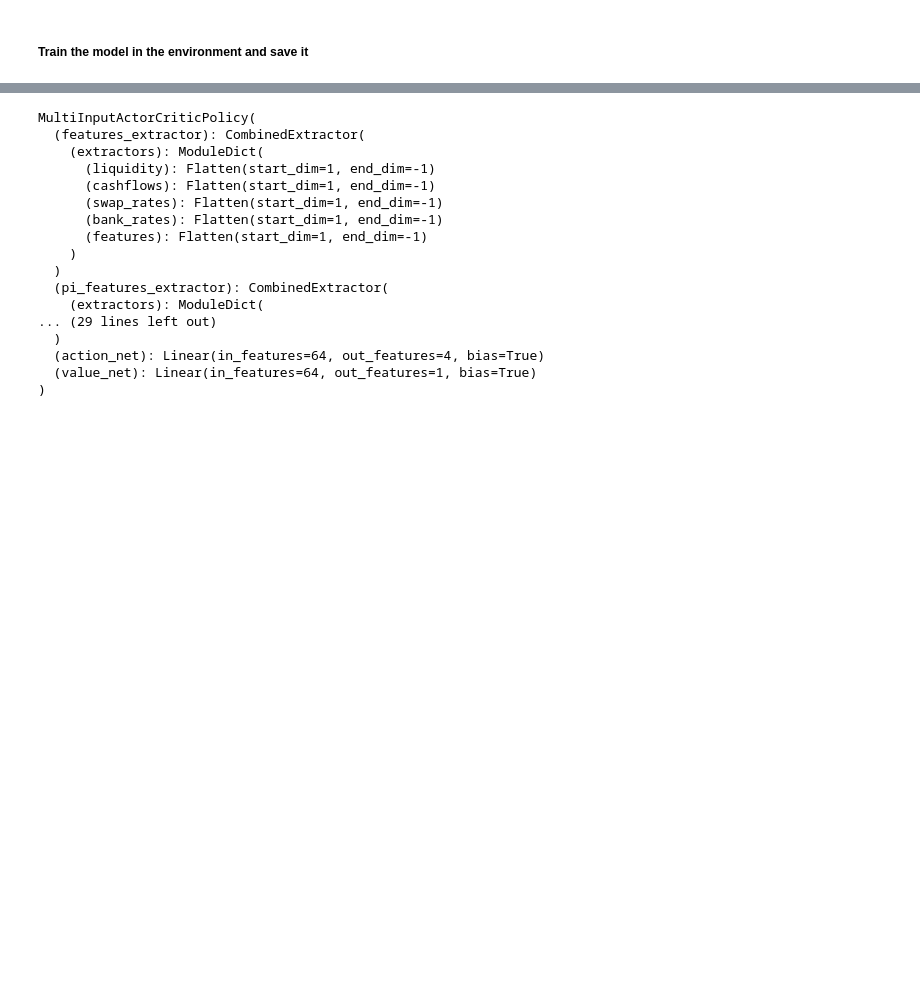
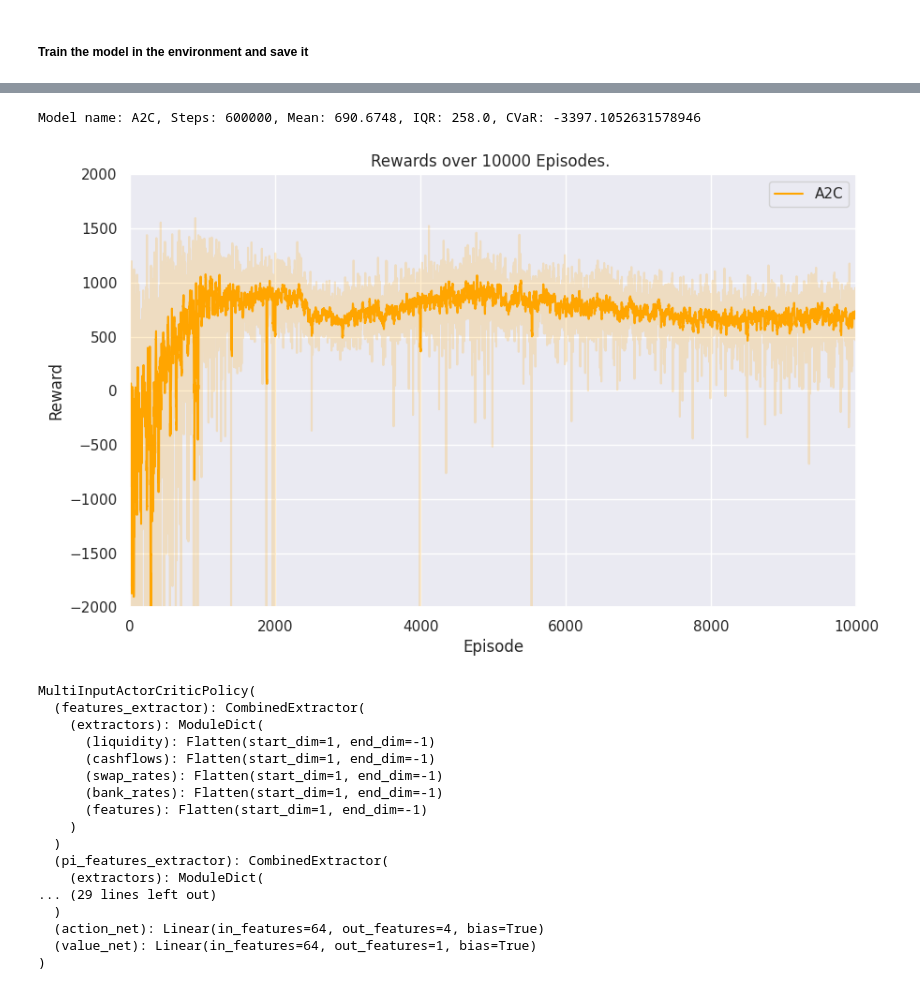
Before and after one commit to Merijn68/rl-alm, a Jupyter notebook: notebooks/Train A2C model 2.ipynb, the cells around one changed output, grey strips where cells are left out. Drawn from its saved outputs; the diff is of its cells as text; code cells hidden in the pictures; blank space fills up the shorter version.

```diff
--- a/notebooks/Train A2C model 2.ipynb
+++ b/notebooks/Train A2C model 2.ipynb
@@ -226,9 +227,12 @@ Model name: A2C, Steps: 300000, Mean: 673.0516, IQR: 342.0, CVaR: -7053.20833333
 # %%
 print(f"Model name: {model_name}, Steps: {steps}, Mean: {mean}, IQR: {episode_iqr}, CVaR: {episode_cvar}")
-visualize.plot_rewards(episode_rewards, interpolate_line=False, rolling_line= True, ylim=(-2000,2000),color = "Blue",
+visualize.plot_rewards(episode_rewards, interpolate_line=False, rolling_line= True, ylim=(-2000,2000),color = "Orange",
                        label = model_name, title = f"Rewards over {int(steps/60)} Episodes. ",
                        name = f"{model_name}_{steps}_rewards",
                        figurepath = FIGURES_PATH )
+# %% [output]
+Model name: A2C, Steps: 600000, Mean: 690.6748, IQR: 258.0, CVaR: -3397.1052631578946
+[figure, added]
 # %%
 print(model.policy)
 # %% [output]
```
Also changed, not shown: parts of 11 cells of this notebook.
